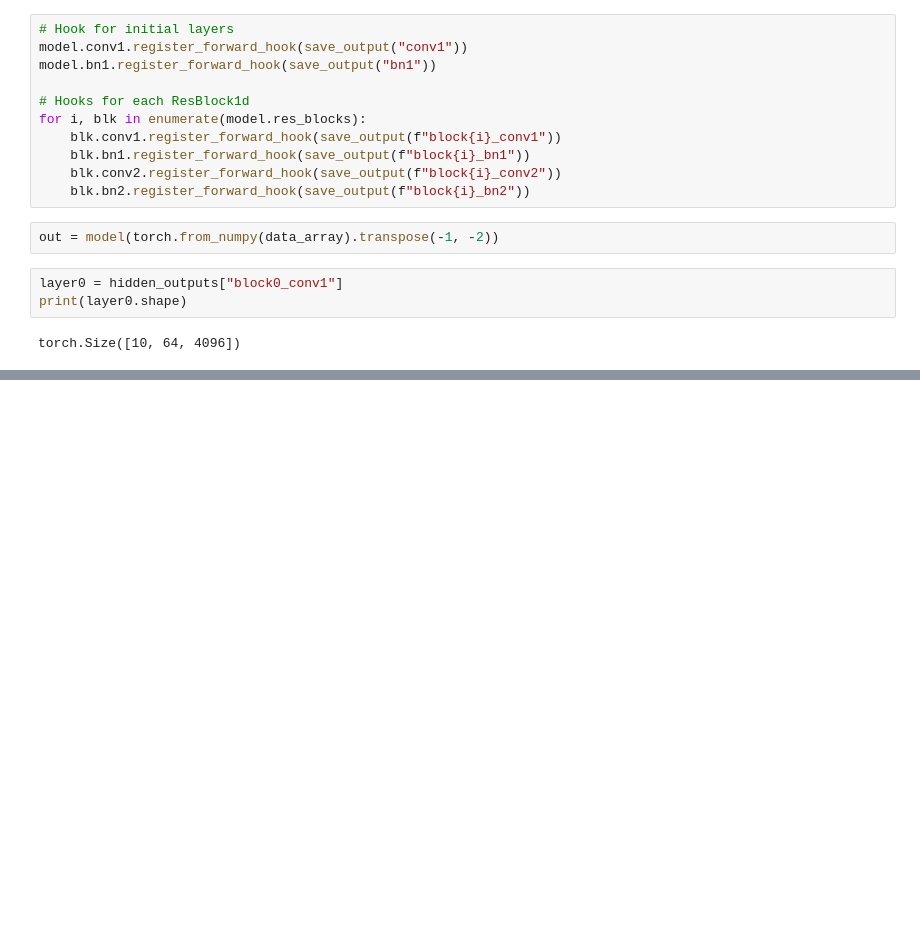
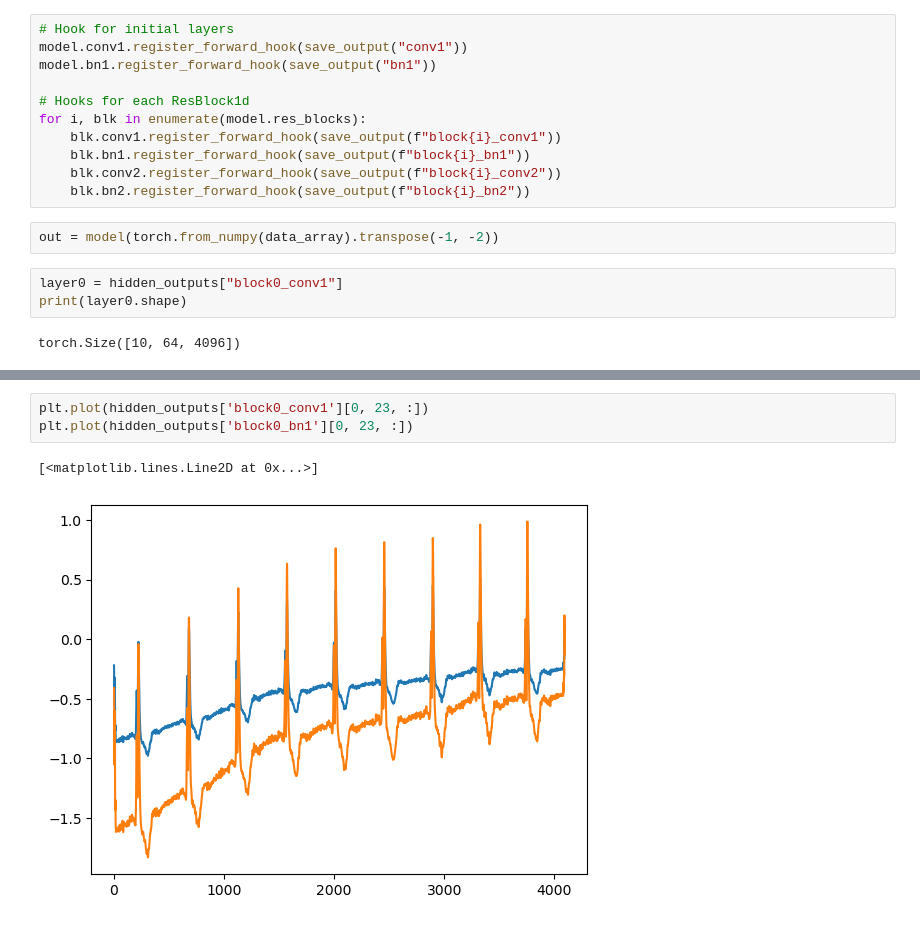
Before and after one commit to sanhitamj/ecg_unravel, a Jupyter notebook: notebooks/read_layers.ipynb, the cells around one changed output, grey strips where cells are left out. Drawn from its saved outputs; the diff is of its cells as text; blank space fills up the shorter version.

```diff
--- a/notebooks/read_layers.ipynb
+++ b/notebooks/read_layers.ipynb
@@ -127,0 +154,6 @@ hidden_outputs_metadata
+# %%
+plt.plot(hidden_outputs['block0_conv1'][0, 23, :])
+plt.plot(hidden_outputs['block0_bn1'][0, 23, :])
+# %% [output]
+[<matplotlib.lines.Line2D at 0x...>]
+[figure, added]
```
Also changed, not shown: parts of 9 cells of this notebook.
